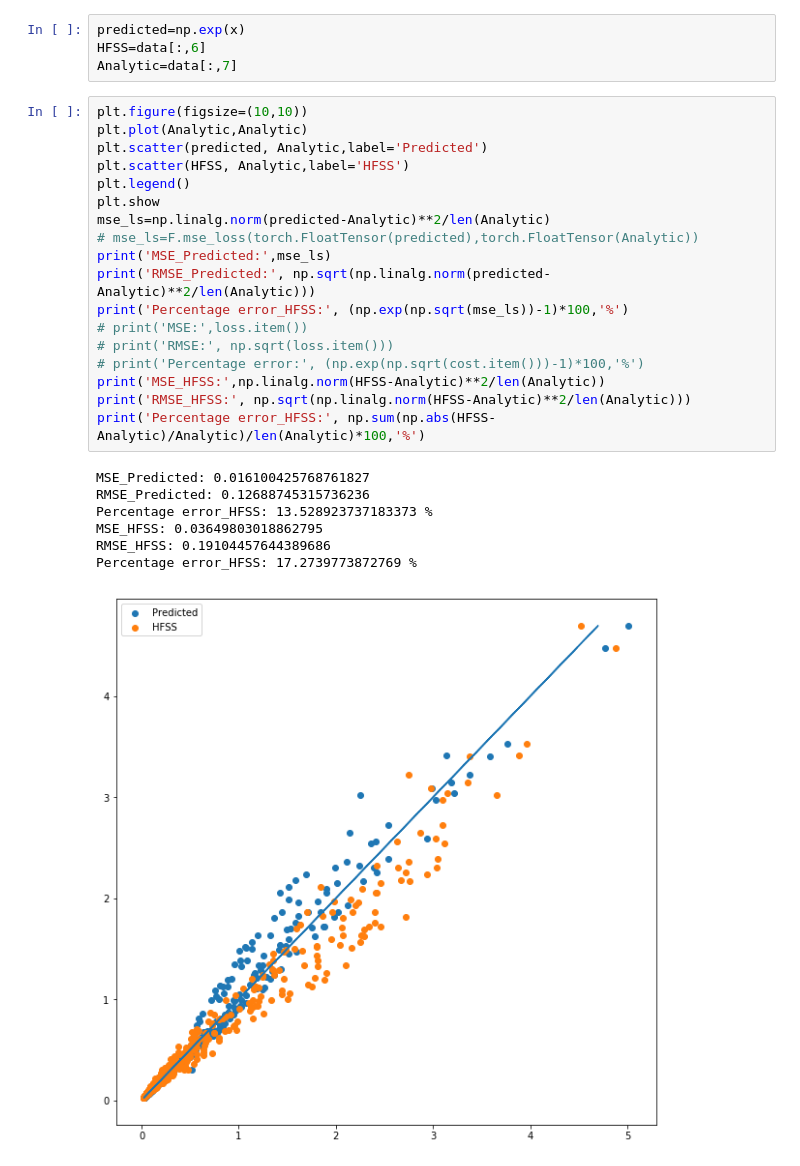
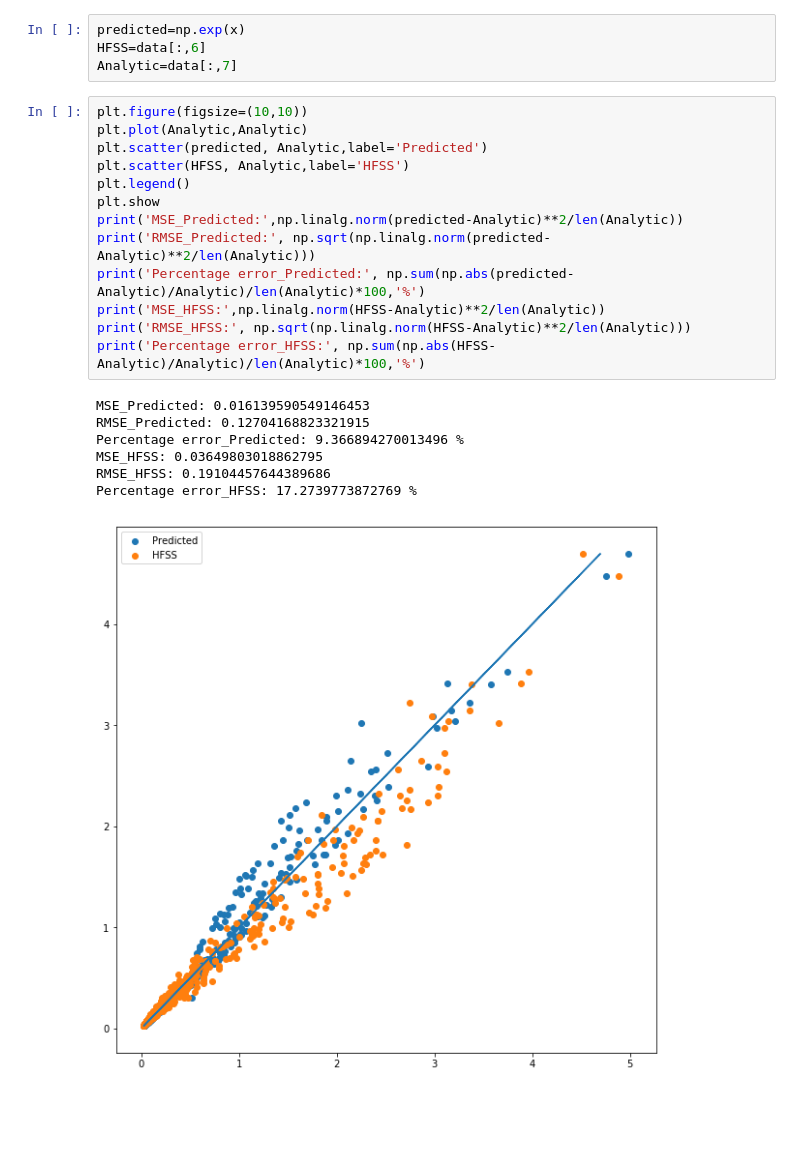
Before and after one commit to acsl-inha/HFSS-train, a Jupyter notebook: Second trial/HFSS_train_log_rejectOL_Analytic.ipynb, the cells around one changed output. Saved outputs shown, nothing was run; the diff lists cells and outputs as text; blank space fills up the shorter version.

```diff
--- a/Second trial/HFSS_train_log_rejectOL_Analytic.ipynb
+++ b/Second trial/HFSS_train_log_rejectOL_Analytic.ipynb
@@ -195,26 +195,21 @@ Analytic=data[:,7]
 # %%
 plt.figure(figsize=(10,10))
 plt.plot(Analytic,Analytic)
 plt.scatter(predicted, Analytic,label='Predicted')
 plt.scatter(HFSS, Analytic,label='HFSS')
 plt.legend()
 plt.show
-mse_ls=np.linalg.norm(predicted-Analytic)**2/len(Analytic)
-# mse_ls=F.mse_loss(torch.FloatTensor(predicted),torch.FloatTensor(Analytic))
-print('MSE_Predicted:',mse_ls)
+print('MSE_Predicted:',np.linalg.norm(predicted-Analytic)**2/len(Analytic))
 print('RMSE_Predicted:', np.sqrt(np.linalg.norm(predicted-Analytic)**2/len(Analytic)))
-print('Percentage error_HFSS:', (np.exp(np.sqrt(mse_ls))-1)*100,'%')
-# print('MSE:',loss.item())
-# print('RMSE:', np.sqrt(loss.item()))
-# print('Percentage error:', (np.exp(np.sqrt(cost.item()))-1)*100,'%')
+print('Percentage error_Predicted:', np.sum(np.abs(predicted-Analytic)/Analytic)/len(Analytic)*100,'%')
 print('MSE_HFSS:',np.linalg.norm(HFSS-Analytic)**2/len(Analytic))
 print('RMSE_HFSS:', np.sqrt(np.linalg.norm(HFSS-Analytic)**2/len(Analytic)))
 print('Percentage error_HFSS:', np.sum(np.abs(HFSS-Analytic)/Analytic)/len(Analytic)*100,'%')
 # %% [output]
-MSE_Predicted: 0.016100425768761827
-RMSE_Predicted: 0.12688745315736236
-Percentage error_HFSS: 13.528923737183373 %
+MSE_Predicted: 0.016139590549146453
+RMSE_Predicted: 0.12704168823321915
+Percentage error_Predicted: 9.366894270013496 %
 MSE_HFSS: 0.03649803018862795
 RMSE_HFSS: 0.19104457644389686
 Percentage error_HFSS: 17.2739773872769 %
-[figure, old version]
+[figure, new version]
```
Also changed, not shown: parts of 5 cells of this notebook.
